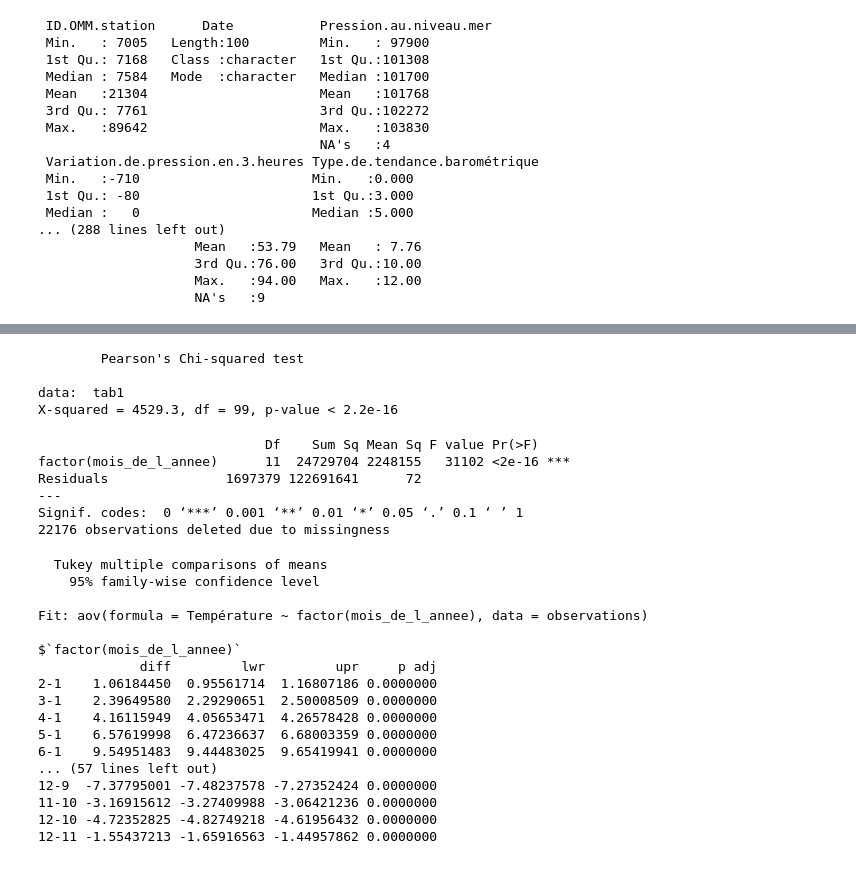
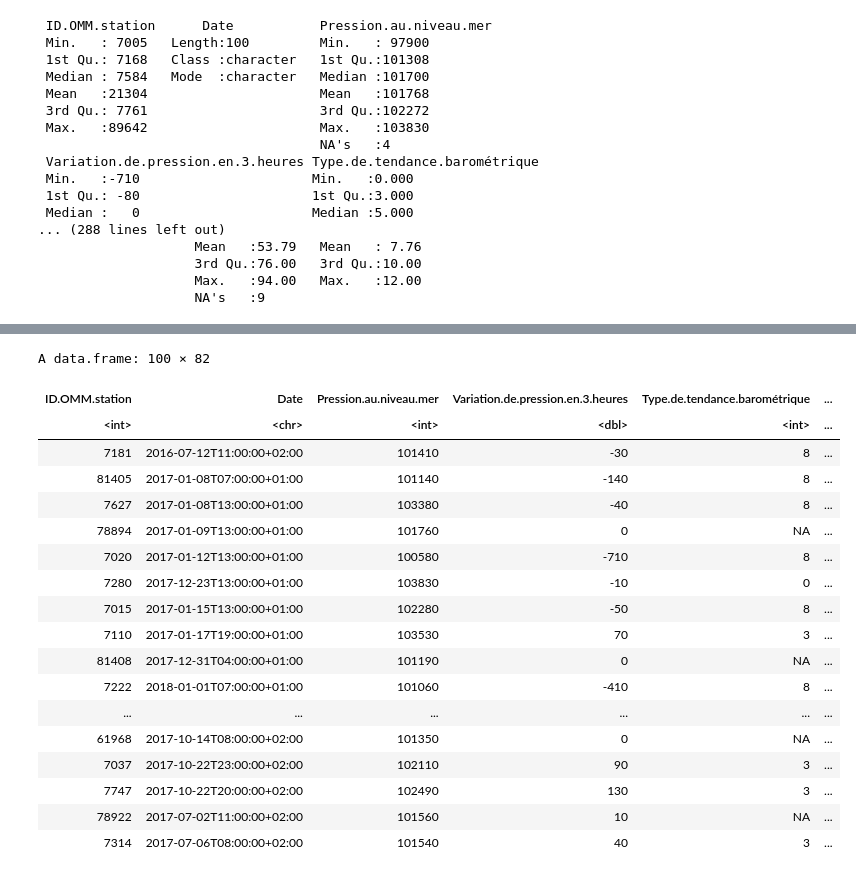
Before and after one commit to lauraachoquett/stats_BE_Bobbia, a Jupyter notebook: dummy/dummy_notebook.ipynb, the cells around one changed output, grey strips where cells are left out. Drawn from its saved outputs; the diff is of its cells as text; code cells hidden in the pictures.

```diff
--- a/dummy/dummy_notebook.ipynb
+++ b/dummy/dummy_notebook.ipynb
@@ -128,38 +41,22 @@ mean of x mean of y
-# %%
-tab1 <- table(observations$mois_de_l_annee, observations$Type.de.tendance.barométrique)
-chisq.test(tab1)
-# %% [output]
-        Pearson's Chi-squared test
-
-data:  tab1
-X-squared = 4529.3, df = 99, p-value < 2.2e-16
-# %%
-anova_res <- aov(Température ~ factor(mois_de_l_annee), data = observations)
-summary(anova_res)
-# %% [output]
-                             Df    Sum Sq Mean Sq F value Pr(>F)
-factor(mois_de_l_annee)      11  24729704 2248155   31102 <2e-16 ***
-Residuals               1697379 122691641      72
----
-Signif. codes:  0 ‘***’ 0.001 ‘**’ 0.01 ‘*’ 0.05 ‘.’ 0.1 ‘ ’ 1
-22176 observations deleted due to missingness
-# %%
-TukeyHSD(anova_res)
-# %% [output]
-  Tukey multiple comparisons of means
-    95% family-wise confidence level
-
-Fit: aov(formula = Température ~ factor(mois_de_l_annee), data = observations)
-
-$`factor(mois_de_l_annee)`
-             diff         lwr         upr     p adj
-2-1    1.06184450  0.95561714  1.16807186 0.0000000
-3-1    2.39649580  2.29290651  2.50008509 0.0000000
-4-1    4.16115949  4.05653471  4.26578428 0.0000000
-5-1    6.57619998  6.47236637  6.68003359 0.0000000
-6-1    9.54951483  9.44483025  9.65419941 0.0000000
-... (57 lines left out)
-12-9  -7.37795001 -7.48237578 -7.27352424 0.0000000
-11-10 -3.16915612 -3.27409988 -3.06421236 0.0000000
-12-10 -4.72352825 -4.82749218 -4.61956432 0.0000000
-12-11 -1.55437213 -1.65916563 -1.44957862 0.0000000
+# %%
+data
+# %% [output]
+A data.frame: 100 × 82
+| ID.OMM.station | Date | Pression.au.niveau.mer | Variation.de.pression.en.3.heures | Type.de.tendance.barométrique | ... |
+| <int> | <chr> | <int> | <dbl> | <int> | ... |
+| 7181 | 2016-07-12T11:00:00+02:00 | 101410 | -30 | 8 | ... |
+| 81405 | 2017-01-08T07:00:00+01:00 | 101140 | -140 | 8 | ... |
+| 7627 | 2017-01-08T13:00:00+01:00 | 103380 | -40 | 8 | ... |
+| 78894 | 2017-01-09T13:00:00+01:00 | 101760 | 0 | NA | ... |
+| 7020 | 2017-01-12T13:00:00+01:00 | 100580 | -710 | 8 | ... |
+| 7280 | 2017-12-23T13:00:00+01:00 | 103830 | -10 | 0 | ... |
+| 7015 | 2017-01-15T13:00:00+01:00 | 102280 | -50 | 8 | ... |
+| 7110 | 2017-01-17T19:00:00+01:00 | 103530 | 70 | 3 | ... |
+| 81408 | 2017-12-31T04:00:00+01:00 | 101190 | 0 | NA | ... |
+| 7222 | 2018-01-01T07:00:00+01:00 | 101060 | -410 | 8 | ... |
+| ... | ... | ... | ... | ... | ... |
+| 61968 | 2017-10-14T08:00:00+02:00 | 101350 | 0 | NA | ... |
+| 7037 | 2017-10-22T23:00:00+02:00 | 102110 | 90 | 3 | ... |
+| 7747 | 2017-10-22T20:00:00+02:00 | 102490 | 130 | 3 | ... |
+| 78922 | 2017-07-02T11:00:00+02:00 | 101560 | 10 | NA | ... |
+| 7314 | 2017-07-06T08:00:00+02:00 | 101540 | 40 | 3 | ... |
```
Also changed, not shown: parts of 8 cells of this notebook.
